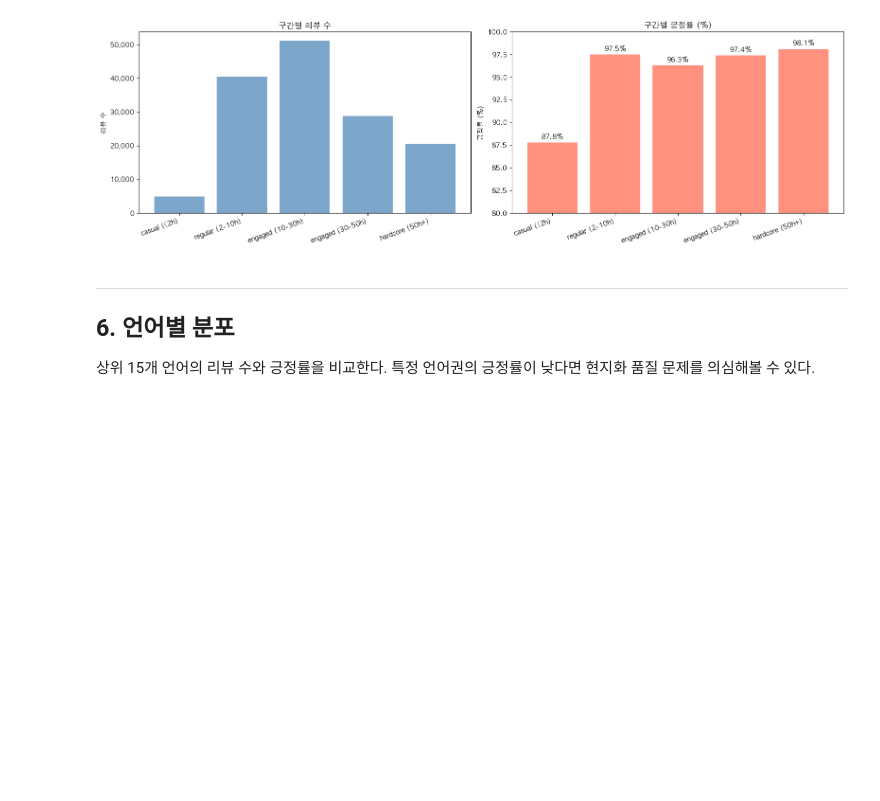
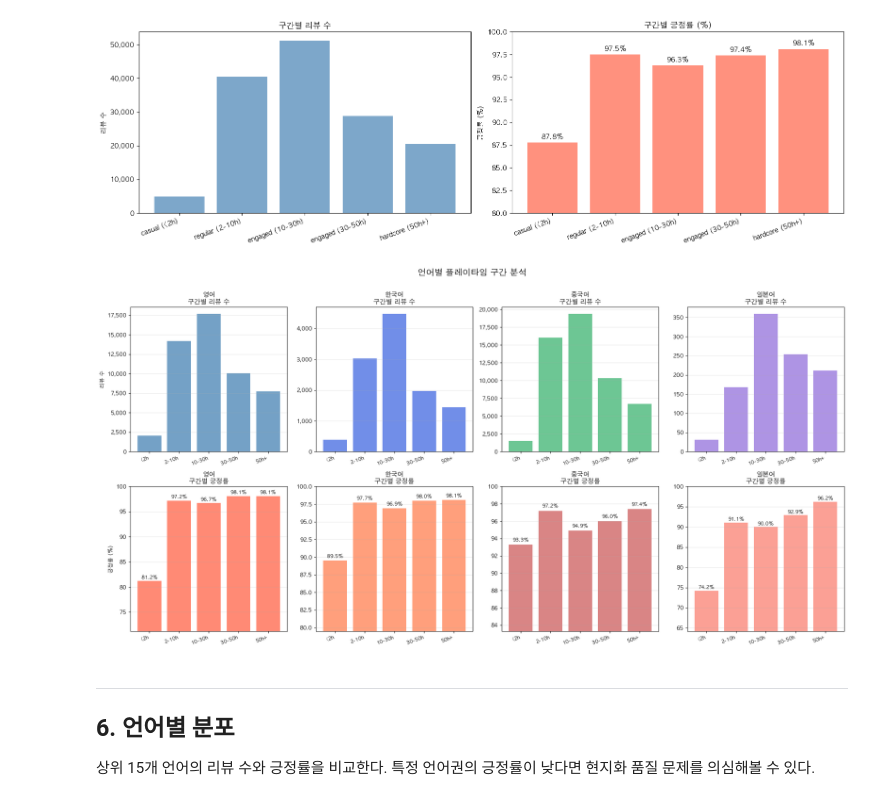
Before and after one commit to sjlee42/dave-diver-review-analysis, a Jupyter notebook: notebooks/02_eda.ipynb, the cells around one changed output. Drawn from its saved outputs; the diff is of its cells as text; code cells hidden in the pictures; blank space fills up the shorter version.

Commit message:
Fix header formatting in NLP preprocessing notebook and add playtime segment by language figure

```diff
--- a/notebooks/02_eda.ipynb
+++ b/notebooks/02_eda.ipynb
@@ -227,6 +227,82 @@ plt.savefig(os.path.join(figures_dir, 'playtime_segment.png'), dpi=150, bbox_inc
 plt.show()
 # %% [output]
 [figure]
+# %%
+# ── 언어 설정 ──────────────────────────────────────────────────
+LANGUAGES = {
+    'english':  '영어',
+    'koreana':  '한국어',
+    'schinese': '중국어',
+    'japanese': '일본어',
+}
+
+# ── 플레이타임 구간 정의 ────────────────────────────────────────
+bins_p   = [0, 120, 600, 1800, 3000, 999999]
+labels_p = ['<2h', '2-10h', '10-30h', '30-50h', '50h+']
+
+# ── 언어별 구간 집계 ────────────────────────────────────────────
+lang_data = {}
+for lang_code, lang_name in LANGUAGES.items():
+    sub = df[df['language'] == lang_code].copy()
+    sub['segment'] = pd.cut(sub['playtime_at_review'], bins=bins_p, labels=labels_p)
+    agg = (
+        sub.groupby('segment', observed=True)
+           .agg(count=('voted_up', 'count'), positive_rate=('voted_up', 'mean'))
+           .reset_index()
+    )
+    agg['positive_rate'] = (agg['positive_rate'] * 100).round(1)
+    lang_data[lang_name] = agg
+
+# ── 시각화: 2행 × 4열 ──────────────────────────────────────────
+# 1행: 구간별 리뷰 수 / 2행: 구간별 긍정률
+fig, axes = plt.subplots(2, 4, figsize=(20, 10))
+fig.suptitle('언어별 플레이타임 구간 분석', fontsize=16, fontweight='bold', y=1.01)
+
+COLORS = {
+    '영어':   ('steelblue',  'tomato'),
+    '한국어': ('royalblue',  'coral'),
+    '중국어': ('mediumseagreen', 'indianred'),
+    '일본어': ('mediumpurple', 'salmon'),
+}
+
+for col, (lang_name, agg) in enumerate(lang_data.items()):
+    bar_color, rate_color = COLORS[lang_name]
+    segs = agg['segment'].astype(str)
+
+    # ── 1행: 리뷰 수 ──
+    ax_cnt = axes[0][col]
+    ax_cnt.bar(segs, agg['count'], color=bar_color, alpha=0.75)
+    ax_cnt.set_title(f'{lang_name}\n구간별 리뷰 수', fontsize=12, fontweight='bold')
+    ax_cnt.set_ylabel('리뷰 수' if col == 0 else '')
+    ax_cnt.yaxis.set_major_formatter(mticker.FuncFormatter(lambda v, _: f'{int(v):,}'))
+    ax_cnt.set_xticklabels(segs, rotation=20, ha='right', fontsize=9)
+    ax_cnt.grid(axis='y', alpha=0.3)
+
+    # ── 2행: 긍정률 ──
+    ax_rate = axes[1][col]
+    bars = ax_rate.bar(segs, agg['positive_rate'], color=rate_color, alpha=0.75)
+    ax_rate.set_title(f'{lang_name}\n구간별 긍정률', fontsize=12, fontweight='bold')
+    ax_rate.set_ylabel('긍정률 (%)' if col == 0 else '')
+    ax_rate.set_ylim(
+        max(0,  agg['positive_rate'].min() - 10),
+        min(100, agg['positive_rate'].max() + 5)
+    )
+    ax_rate.set_xticklabels(segs, rotation=20, ha='right', fontsize=9)
+    ax_rate.grid(axis='y', alpha=0.3)
+
+    # 수치 레이블
+    for bar, val in zip(bars, agg['positive_rate']):
+        ax_rate.text(
+            bar.get_x() + bar.get_width() / 2,
+            bar.get_height() + 0.3,
+            f'{val}%', ha='center', va='bottom', fontsize=9
+        )
+
+fig.tight_layout()
+plt.savefig(os.path.join(figures_dir, 'playtime_segment_by_language.png'), dpi=150, bbox_inches='tight')
+plt.show()
+# %% [output]
+[figure, added]
 # %% [markdown]
 ---
 ## 6. 언어별 분포
```
Also changed, not shown: parts of 4 cells of this notebook, 2 other files.
